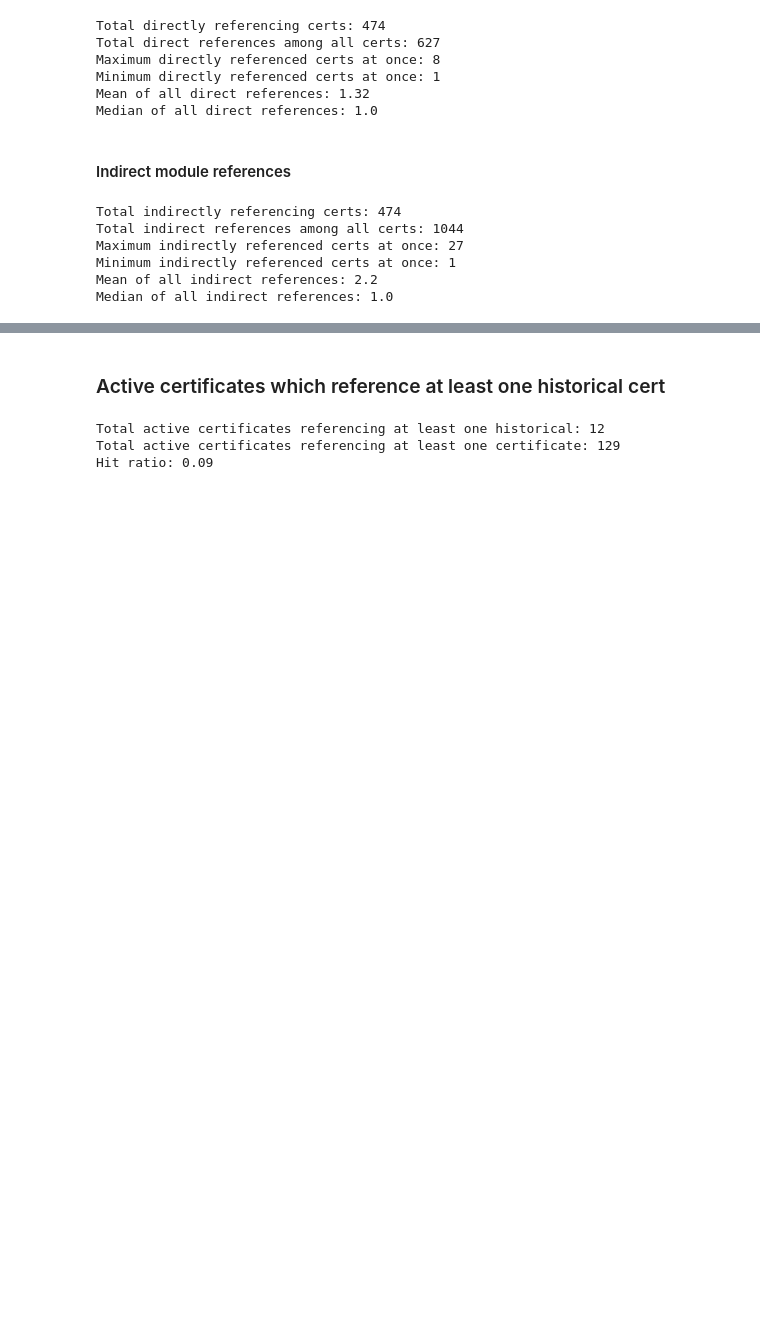
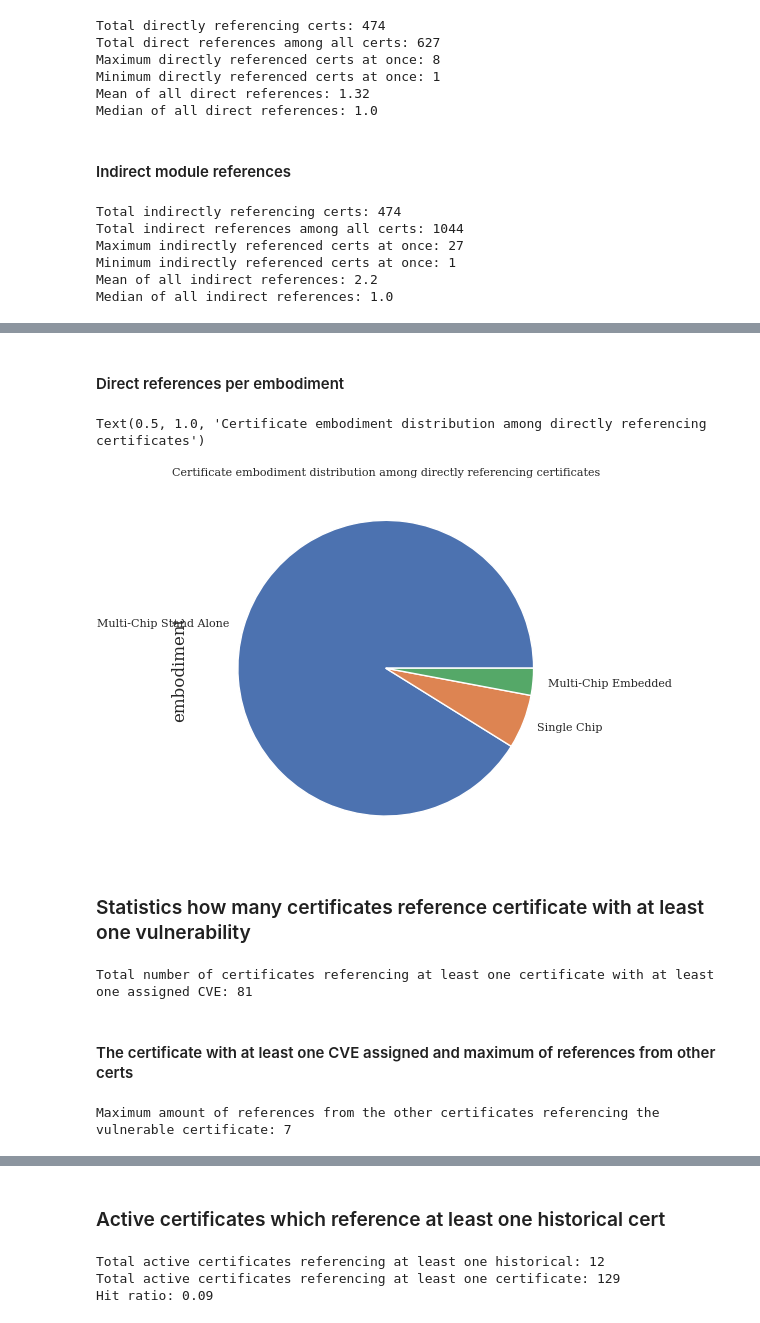
Before and after one commit to crocs-muni/sec-certs, a Jupyter notebook: notebooks/fips/references.ipynb, the cells around one changed output, grey strips where cells are left out. Drawn from its saved outputs; the diff is of its cells as text; code cells hidden in the pictures; blank space fills up the shorter version.

Commit message:
feat: Added eda statistics for cert vulnerability refs

```diff
--- a/notebooks/fips/references.ipynb
+++ b/notebooks/fips/references.ipynb
@@ -141,0 +154,26 @@ Text(0.5, 1.0, 'Fruit Distribution')
+# %% [markdown]
+#### Direct references per embodiment
+# %%
+status_counts_df = refs_direct_eda_df["embodiment"].value_counts()
+status_counts_df.plot.pie()
+plt.title("Certificate embodiment distribution among directly referencing certificates")
+# %% [output]
+Text(0.5, 1.0, 'Certificate embodiment distribution among directly referencing certificates')
+[figure, added]
+# %% [markdown]
+### Statistics how many certificates reference certificate with at least one vulnerability
+# %%
+cve_ref_df: DataFrame = df[(df["related_cves"].notna()) & (df["module_directly_referenced_by"].notna())]
+total_references: int = cve_ref_df["module_directly_referenced_by"].apply(len).sum()
+
+print(f"Total number of certificates referencing at least one certificate with at least one assigned CVE: {total_references}")
+# %% [output]
+Total number of certificates referencing at least one certificate with at least one assigned CVE: 81
+# %% [markdown]
+#### The certificate with at least one CVE assigned and maximum of references from other certs
+# %%
+maximum_references: int = cve_ref_df["module_directly_referenced_by"].apply(len).max()
+
+print(f"Maximum amount of references from the other certificates referencing the vulnerable certificate: {maximum_references}")
+# %% [output]
+Maximum amount of references from the other certificates referencing the vulnerable certificate: 7
```
Also changed, not shown: parts of 22 cells of this notebook.
